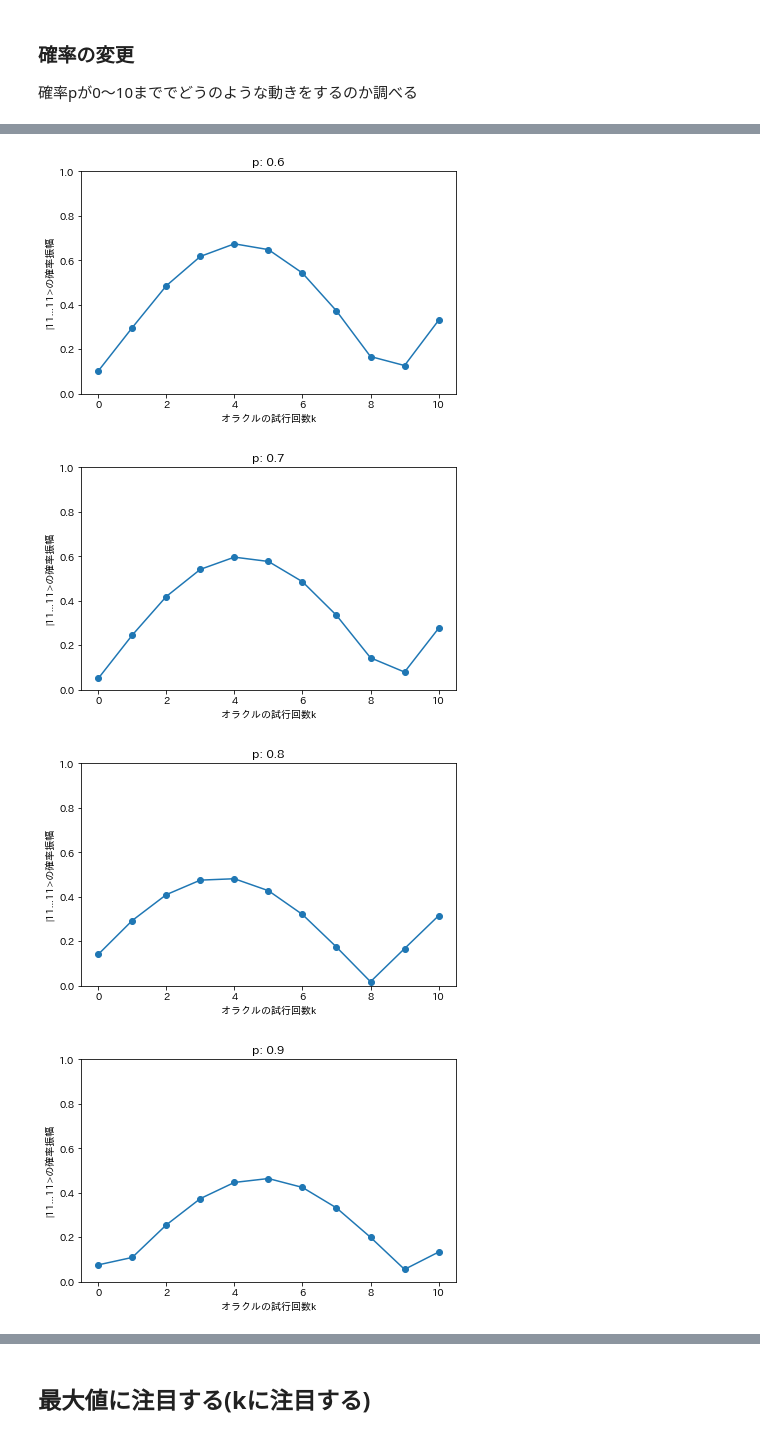
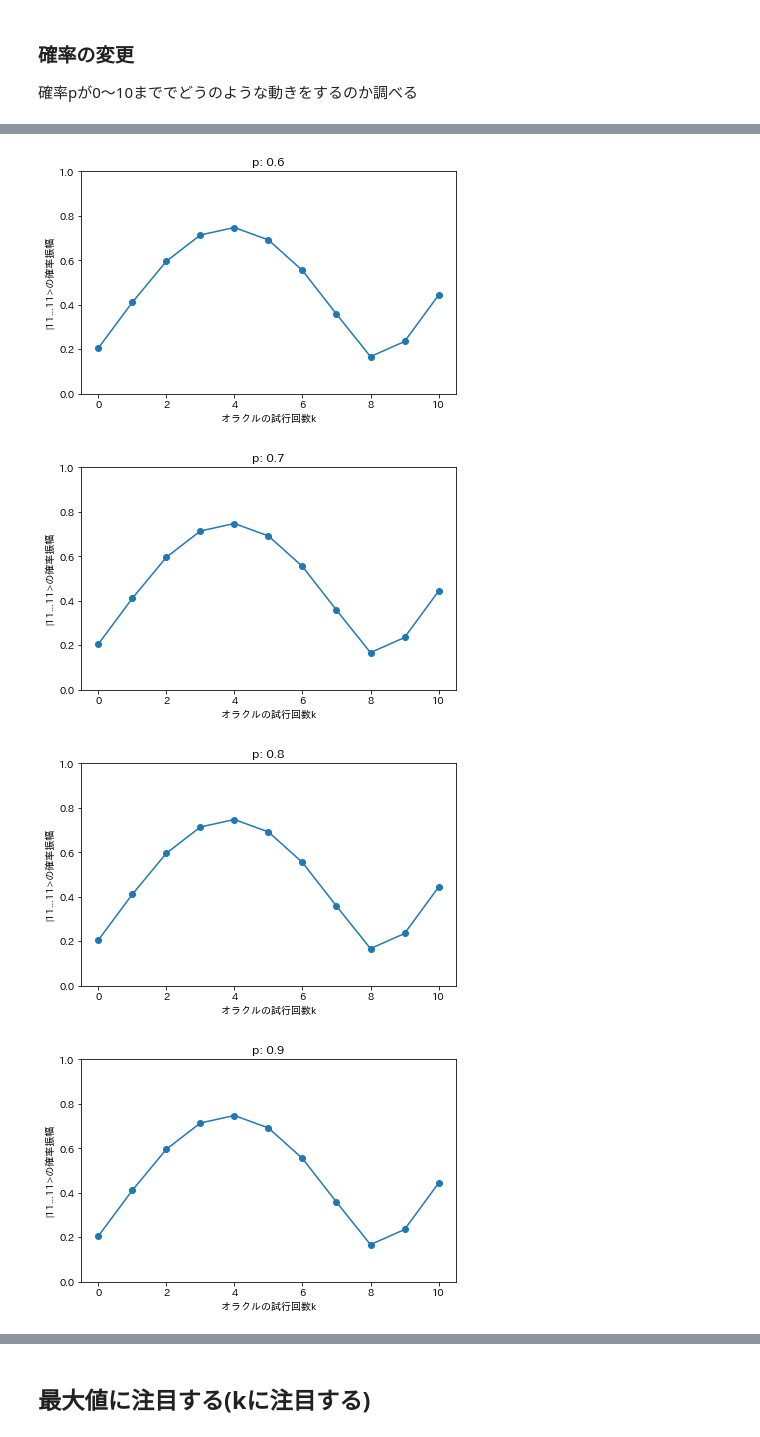
Before and after one commit to KaitoMuraoka/BasicQuantumAlgorithm, a Jupyter notebook: main/Second.ipynb, the cells around one changed output, grey strips where cells are left out. Cells and saved outputs as stored; diff of their text form; code cells hidden in the pictures.

```diff
--- a/main/Second.ipynb
+++ b/main/Second.ipynb
@@ -286,0 +354,8 @@ from qulacs.state import permutate_qubit, drop_qubit
+# %%
+nqubits = 5
+p = 0.5
+state = random_initial_state(nqubits, p)
+state = normalization(state)
+Hadamard = make_Hadamard(nqubits)
+Hadamard.update_quantum_state(state)
+show_distribution(state, nqubits)
@@ -287,33 +364,7 @@ from qulacs.state import permutate_qubit, drop_qubit
 # %%
 def noisy_grover(nqubits, operate_time, dephasing_rate):
-    # state = QuantumState(nqubits)
-    state1 = QuantumState(nqubits)
-    state2 = QuantumState(nqubits)
-    state1.set_zero_state()
-    state2.set_zero_state()
-    # psi_0, psi_Haar = state
-    psi_0 = state1
-    psi_Haar = state2
-
-    # Hadamard = make_Hadamard(nqubits)
-    # Hadamard.update_quantum_state(psi_0)
-    psi_0.set_zero_state()
-
-    psi_Haar.set_Haar_random_state()
-
-    # print(f'psi_0s norm: {psi_0.get_squared_norm()}, psi_Haars norm:{psi_Haar.get_squared_norm()}')
-    # (√(1- p)|psi_0> と　(√(p)|psi_Haar>)を作成
-    coef = np.sqrt(1 - dephasing_rate)
-    psi_0.multiply_coef(coef)
-    # print(f'psi_0:{psi_0.get_squared_norm()}')
-
-    coef = np.sqrt(dephasing_rate)
-    psi_Haar.multiply_coef(coef)
-    # print(f'psi_Haar: {psi_Haar.get_squared_norm()}')
-
-    # (√(1- p)|psi_0> + √(p)|psi_Haar> を作成
-    state = psi_0
-    state.add_state(psi_Haar)
+    state = random_initial_state(nqubits, p)
+    state = normalization(state)
 
     # 内積を評価するために 解状態 |1...1> を作っておく
     target_state = QuantumState(nqubits)
@@ -342,7 +393,7 @@ def noisy_grover(nqubits, operate_time, dephasing_rate):
 
     max_k = np.argmax(result)
     max_result_k.append(max_k + 1)
-    # print(f'maximal probability {result[max_k]:5e} is obtained at k = {max_k}')
+    print(f'maximal probability {result[max_k]:5e} is obtained at k = {max_k}')
 
     # plt.plot(np.arange(1, 30+1), result, "o-")
     plt.xlabel('オラクルの試行回数k')
@@ -412,12 +443,11 @@ noisy_grover(5, 10, 0.5)
 確率pが0〜10まででどうのような動きをするのか調べる
 # %%
 max_result_k = []
-p = 10
-for i in range(p + 1):
+times = 10
+for i in range(times + 1):
     plt.subplots(1, 1, tight_layout = True)
     plt.subplots_adjust(wspace=0.5, hspace=0.5)
     plt.title(f'p: {i / 10}')
 
     noisy_grover(5, 10, i / 10)
-    # noisy_grover(5, 10)
 # %% [output]
@@ -430,4 +471,4 @@ for i in range(p + 1):
-[figure, old version]
+[figure, new version]
-[figure, old version]
+[figure, new version]
-[figure, old version]
+[figure, new version]
-[figure, old version]
+[figure, new version]
```
Also changed, not shown: parts of 19 cells of this notebook, 1 other file.
